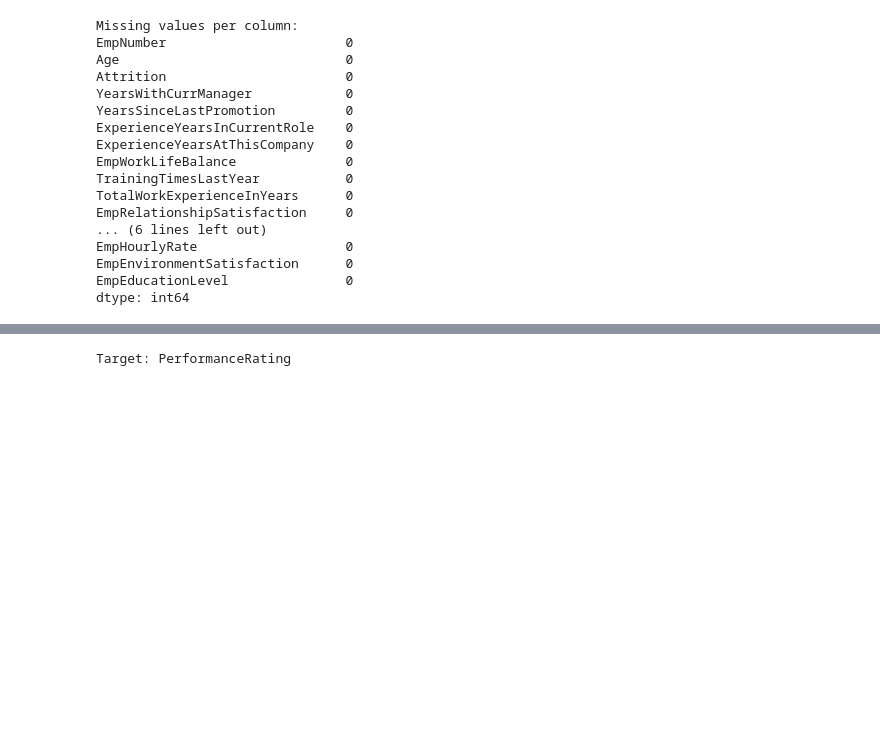
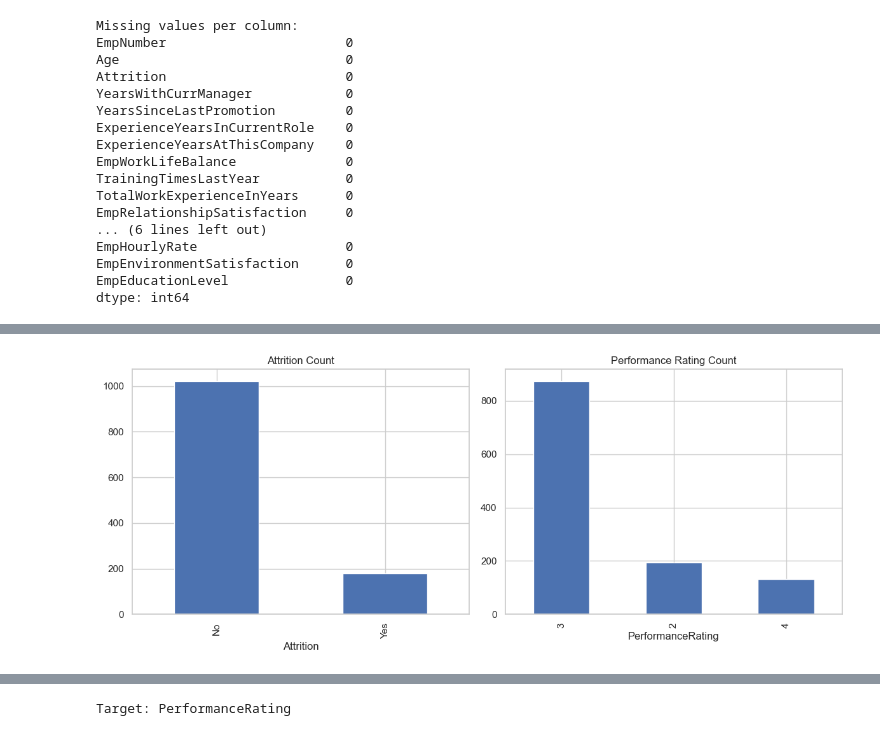
Before and after one commit to nderitumwangi/iabac, a Jupyter notebook: employment.ipynb, the cells around one changed output, grey strips where cells are left out. Drawn from its saved outputs; the diff is of its cells as text; code cells hidden in the pictures; blank space fills up the shorter version.

```diff
--- a/employment.ipynb
+++ b/employment.ipynb
@@ -94,0 +222,9 @@ dtype: int64
+# %%
+# EDA 7 -  Attrition and Performance Distributions
+fig, axes = plt.subplots(1, 2, figsize=(12, 5))
+df['Attrition'].value_counts().plot(kind='bar', ax=axes[0], title='Attrition Count')
+df['PerformanceRating'].value_counts().plot(kind='bar', ax=axes[1], title='Performance Rating Count')
+plt.tight_layout()
+plt.show()
+# %% [output]
+[figure, added]
```
Also changed, not shown: parts of 20 cells of this notebook, 1 other file.
